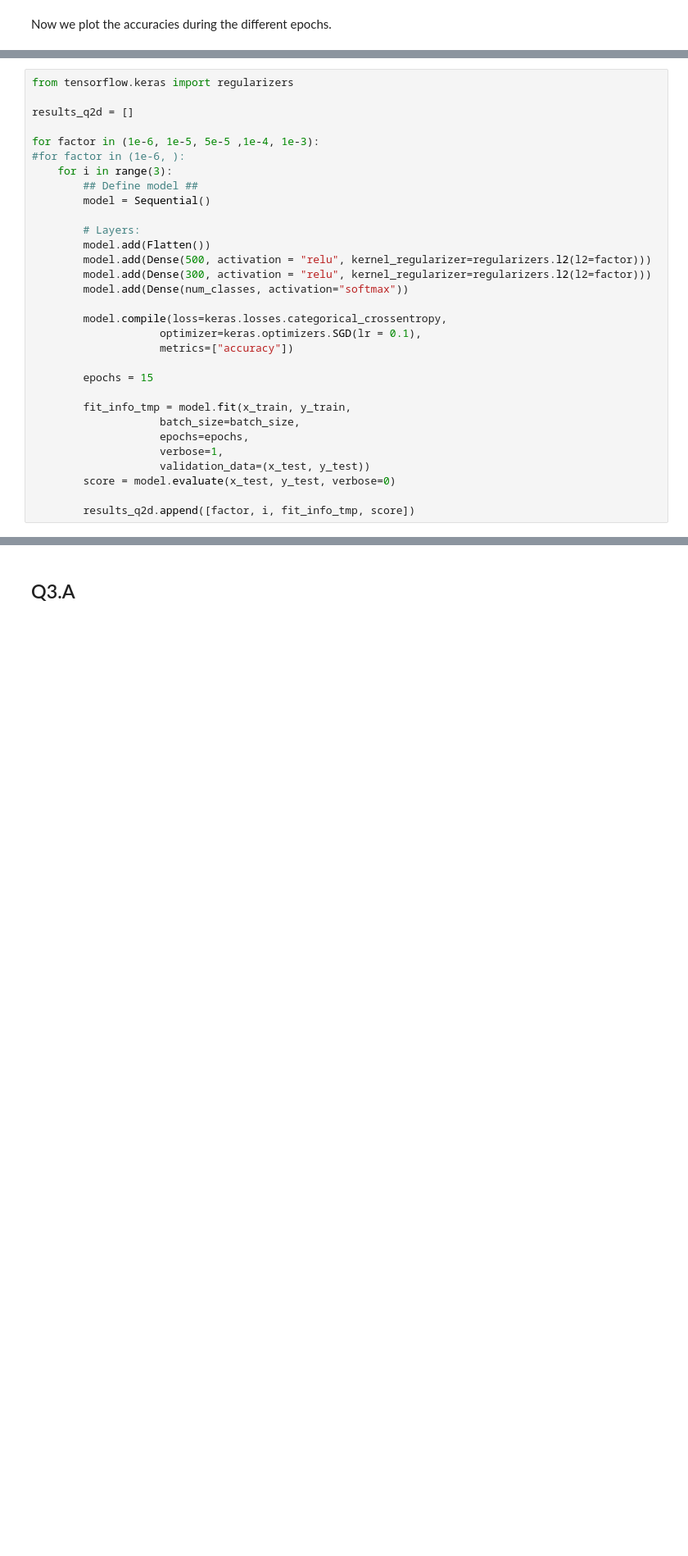
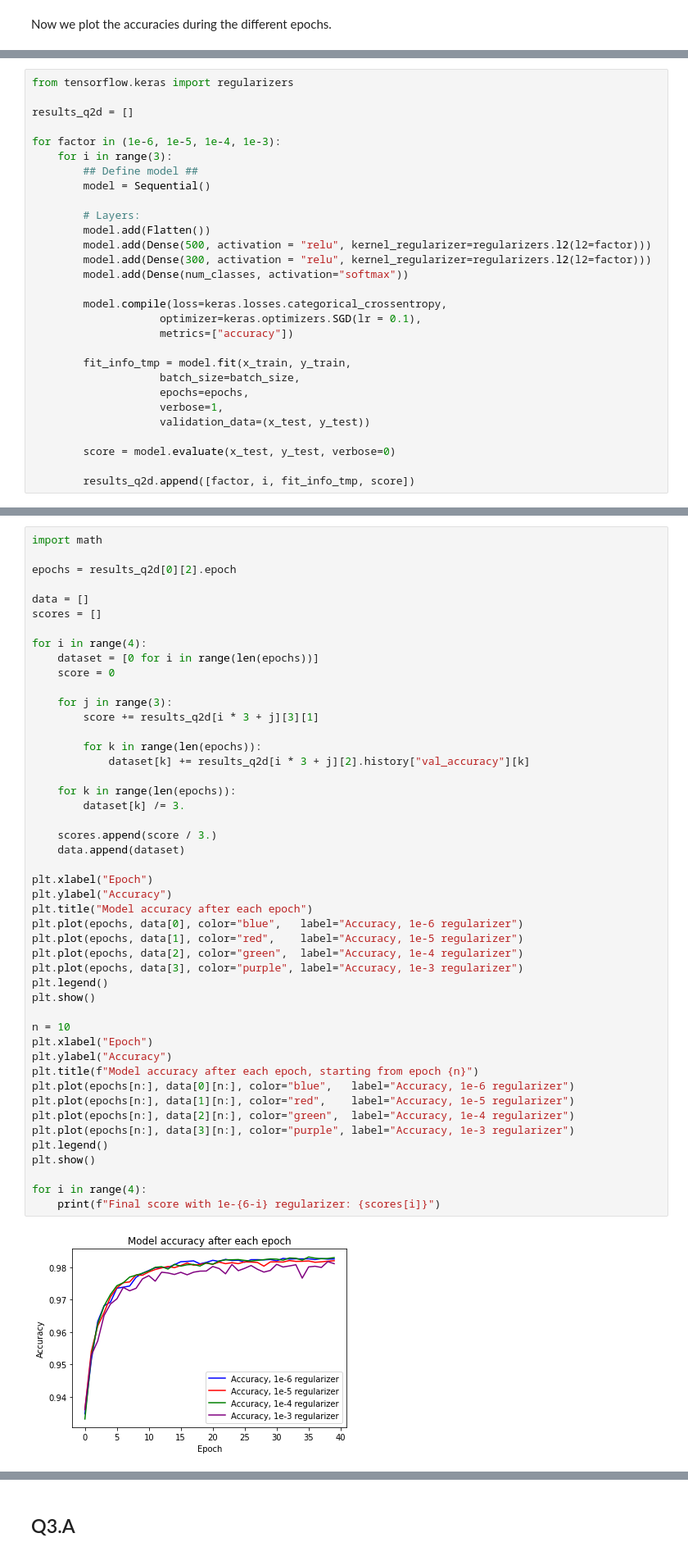
Before and after one commit to RomainTHD-UniStuff/DAT405_Introduction_to_Data_Science_and_AI, a Jupyter notebook: Assignment_6/Assignment_6.ipynb, the cells around one changed output, grey strips where cells are left out. Shown: that part at 82% size. Drawn from its saved outputs; the diff is of its cells as text; blank space fills up the shorter version.

Commit message:
feat: Assignment 6 NN data

```diff
--- a/Assignment_6/Assignment_6.ipynb
+++ b/Assignment_6/Assignment_6.ipynb
@@ -219,8 +223,7 @@ from tensorflow.keras import regularizers
 
 results_q2d = []
 
-for factor in (1e-6, 1e-5, 5e-5 ,1e-4, 1e-3):
-#for factor in (1e-6, ):
+for factor in (1e-6, 1e-5, 1e-4, 1e-3):
     for i in range(3):
         ## Define model ##
         model = Sequential()
@@ -235,13 +238,12 @@ for factor in (1e-6, 1e-5, 5e-5 ,1e-4, 1e-3):
                     optimizer=keras.optimizers.SGD(lr = 0.1),
                     metrics=["accuracy"])
 
-        epochs = 15
-
         fit_info_tmp = model.fit(x_train, y_train,
                     batch_size=batch_size,
                     epochs=epochs,
                     verbose=1,
                     validation_data=(x_test, y_test))
+
         score = model.evaluate(x_test, y_test, verbose=0)
 
         results_q2d.append([factor, i, fit_info_tmp, score])
@@ -266,0 +268,49 @@ KeyboardInterrupt:
+# %%
+import math
+
+epochs = results_q2d[0][2].epoch
+
+data = []
+scores = []
+
+for i in range(4):
+    dataset = [0 for i in range(len(epochs))]
+    score = 0
+
+    for j in range(3):
+        score += results_q2d[i * 3 + j][3][1]
+
+        for k in range(len(epochs)):
+            dataset[k] += results_q2d[i * 3 + j][2].history["val_accuracy"][k]
+
+    for k in range(len(epochs)):
+        dataset[k] /= 3.
+
+    scores.append(score / 3.)
+    data.append(dataset)
+
+plt.xlabel("Epoch")
+plt.ylabel("Accuracy")
+plt.title("Model accuracy after each epoch")
+plt.plot(epochs, data[0], color="blue",   label="Accuracy, 1e-6 regularizer")
+plt.plot(epochs, data[1], color="red",    label="Accuracy, 1e-5 regularizer")
+plt.plot(epochs, data[2], color="green",  label="Accuracy, 1e-4 regularizer")
+plt.plot(epochs, data[3], color="purple", label="Accuracy, 1e-3 regularizer")
+plt.legend()
+plt.show()
+
+n = 10
+plt.xlabel("Epoch")
+plt.ylabel("Accuracy")
+plt.title(f"Model accuracy after each epoch, starting from epoch {n}")
+plt.plot(epochs[n:], data[0][n:], color="blue",   label="Accuracy, 1e-6 regularizer")
+plt.plot(epochs[n:], data[1][n:], color="red",    label="Accuracy, 1e-5 regularizer")
+plt.plot(epochs[n:], data[2][n:], color="green",  label="Accuracy, 1e-4 regularizer")
+plt.plot(epochs[n:], data[3][n:], color="purple", label="Accuracy, 1e-3 regularizer")
+plt.legend()
+plt.show()
+
+for i in range(4):
+    print(f"Final score with 1e-{6-i} regularizer: {scores[i]}")
+# %% [output]
+[figure, added]
```
Also changed, not shown: parts of 15 cells of this notebook.
